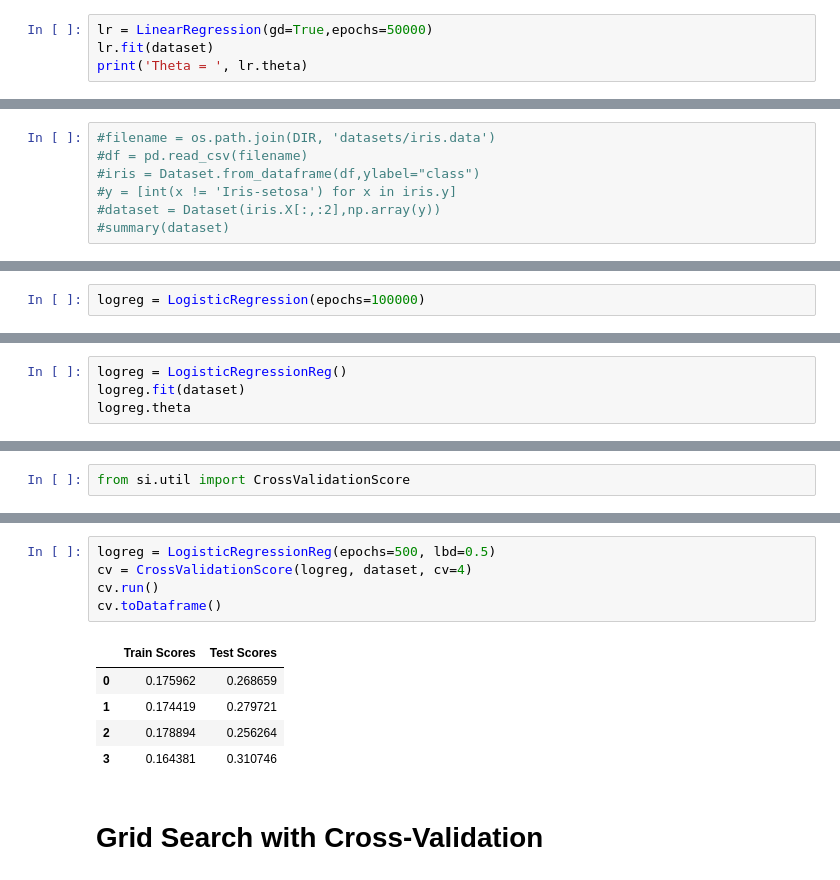
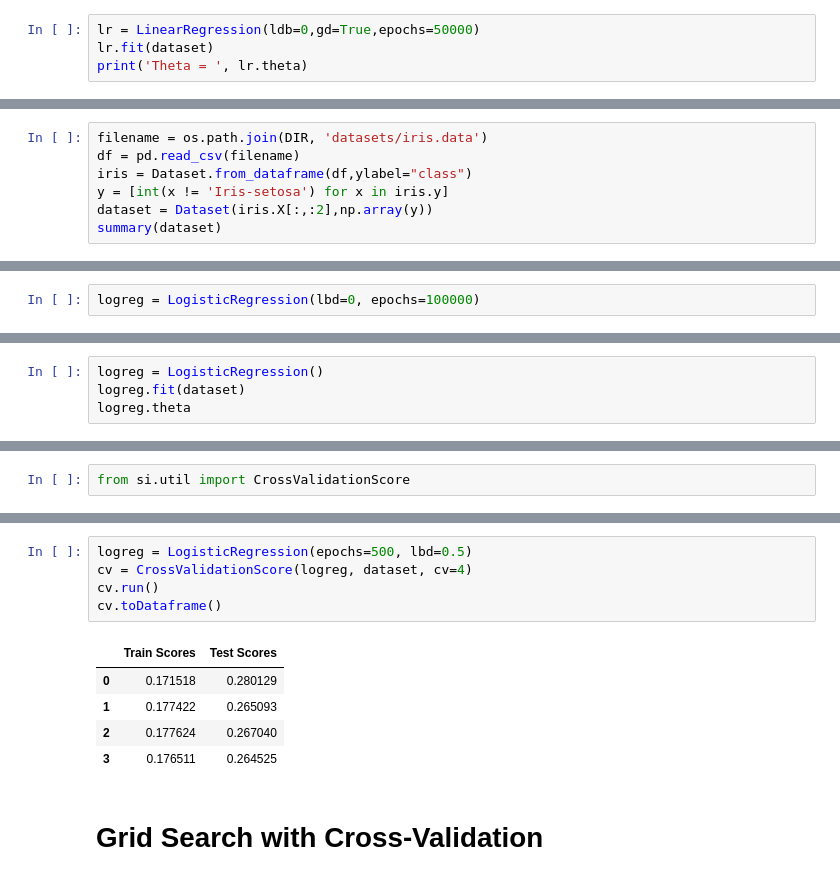
Before and after one commit to vmspereira/SI, a Jupyter notebook: scripts/eval2.ipynb, the cells around one changed output, grey strips where cells are left out. Cells and saved outputs as stored; diff of their text form.

```diff
--- a/scripts/eval2.ipynb
+++ b/scripts/eval2.ipynb
@@ -63,7 +59,7 @@ if dataset.X.shape[1] == 1:
 # %% [markdown]
 ## Linear Regression using gradient descent
 # %%
-lr = LinearRegression(gd=True,epochs=50000)
+lr = LinearRegression(ldb=0,gd=True,epochs=50000)
 lr.fit(dataset)
 print('Theta = ', lr.theta)
 # %% [output]
@@ -115,11 +111,11 @@ from si.supervised import LogisticRegression, LogisticRegressionReg
 import pandas as pd
 # %%
-#filename = os.path.join(DIR, 'datasets/iris.data')
-#df = pd.read_csv(filename)
-#iris = Dataset.from_dataframe(df,ylabel="class")
-#y = [int(x != 'Iris-setosa') for x in iris.y]
-#dataset = Dataset(iris.X[:,:2],np.array(y))
-#summary(dataset)
+filename = os.path.join(DIR, 'datasets/iris.data')
+df = pd.read_csv(filename)
+iris = Dataset.from_dataframe(df,ylabel="class")
+y = [int(x != 'Iris-setosa') for x in iris.y]
+dataset = Dataset(iris.X[:,:2],np.array(y))
+summary(dataset)
 # %% [output]
 |  | A | B | y |
 | mean | 5.843333 | 3.054000 | 0.666667 |
@@ -132,7 +128,7 @@ plt.show()
 # %% [output]
 [figure]
 # %%
-logreg = LogisticRegression(epochs=100000)
+logreg = LogisticRegression(lbd=0, epochs=100000)
 # %%
 logreg.fit(dataset)
 logreg.theta
@@ -166,7 +160,7 @@ Pred. example: 1
 # %% [markdown]
 # Logistic Regression with L2 regularization
 # %%
-logreg = LogisticRegressionReg()
+logreg = LogisticRegression()
 logreg.fit(dataset)
 logreg.theta
 # %% [output]
@@ -203,14 +197,14 @@ cv.toDataframe()
 # %%
-logreg = LogisticRegressionReg(epochs=500, lbd=0.5)
+logreg = LogisticRegression(epochs=500, lbd=0.5)
 cv = CrossValidationScore(logreg, dataset, cv=4)
 cv.run()
 cv.toDataframe()
 # %% [output]
 |  | Train Scores | Test Scores |
-| 0 | 0.175962 | 0.268659 |
-| 1 | 0.174419 | 0.279721 |
-| 2 | 0.178894 | 0.256264 |
-| 3 | 0.164381 | 0.310746 |
+| 0 | 0.171518 | 0.280129 |
+| 1 | 0.177422 | 0.265093 |
+| 2 | 0.177624 | 0.267040 |
+| 3 | 0.176511 | 0.264525 |
 # %% [markdown]
 # Grid Search with Cross-Validation
 # %%
```
Also changed, not shown: parts of 19 cells of this notebook, 9 other files.
